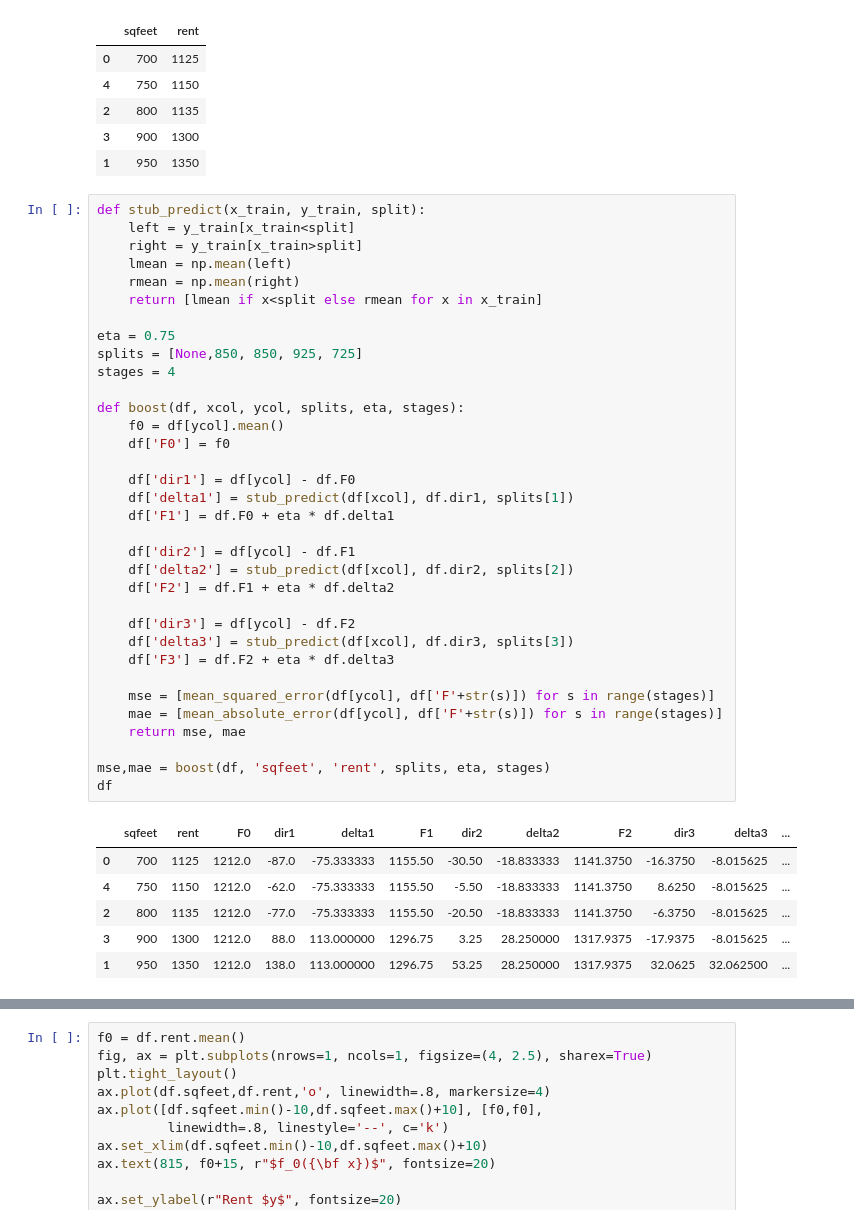
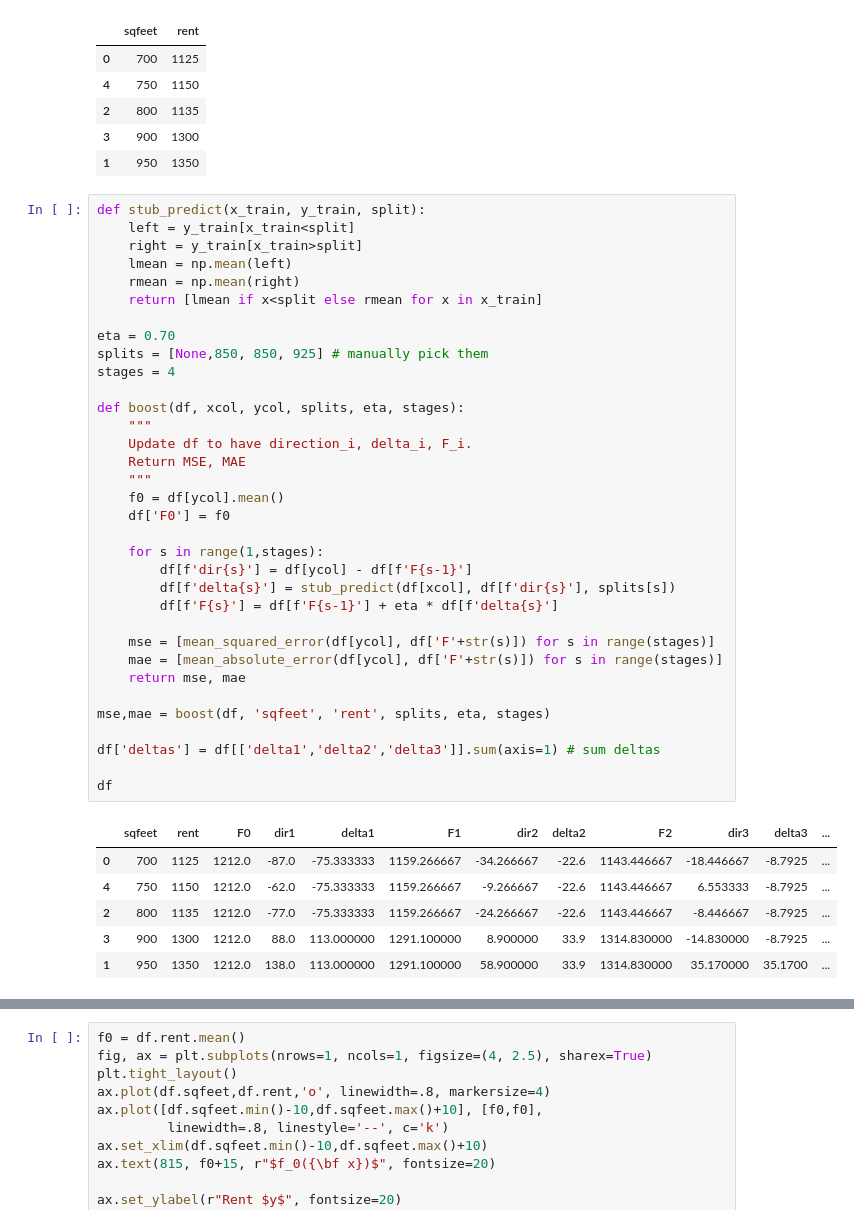
Before and after one commit to parrt/ml-articles, a Jupyter notebook: gradient-boosting/notebooks/dev.ipynb, the cells around one changed output, grey strips where cells are left out. Saved outputs shown, nothing was run; the diff lists cells and outputs as text.

```diff
--- a/gradient-boosting/notebooks/dev.ipynb
+++ b/gradient-boosting/notebooks/dev.ipynb
@@ -35,44 +35,44 @@ df
 # %%
 def stub_predict(x_train, y_train, split):
     left = y_train[x_train<split]
     right = y_train[x_train>split]
     lmean = np.mean(left)
     rmean = np.mean(right)
     return [lmean if x<split else rmean for x in x_train]
 
-eta = 0.75
-splits = [None,850, 850, 925, 725]
+eta = 0.70
+splits = [None,850, 850, 925] # manually pick them
 stages = 4
 
 def boost(df, xcol, ycol, splits, eta, stages):
+    """
+    Update df to have direction_i, delta_i, F_i.
+    Return MSE, MAE
+    """
     f0 = df[ycol].mean()
     df['F0'] = f0
 
-    df['dir1'] = df[ycol] - df.F0
-    df['delta1'] = stub_predict(df[xcol], df.dir1, splits[1])
-    df['F1'] = df.F0 + eta * df.delta1
-
-    df['dir2'] = df[ycol] - df.F1
-    df['delta2'] = stub_predict(df[xcol], df.dir2, splits[2])
-    df['F2'] = df.F1 + eta * df.delta2
-
-    df['dir3'] = df[ycol] - df.F2
-    df['delta3'] = stub_predict(df[xcol], df.dir3, splits[3])
-    df['F3'] = df.F2 + eta * df.delta3
+    for s in range(1,stages):
+        df[f'dir{s}'] = df[ycol] - df[f'F{s-1}']
+        df[f'delta{s}'] = stub_predict(df[xcol], df[f'dir{s}'], splits[s])
+        df[f'F{s}'] = df[f'F{s-1}'] + eta * df[f'delta{s}']
 
     mse = [mean_squared_error(df[ycol], df['F'+str(s)]) for s in range(stages)]
     mae = [mean_absolute_error(df[ycol], df['F'+str(s)]) for s in range(stages)]
     return mse, mae
 
 mse,mae = boost(df, 'sqfeet', 'rent', splits, eta, stages)
+
+df['deltas'] = df[['delta1','delta2','delta3']].sum(axis=1) # sum deltas
+
 df
 # %% [output]
 |  | sqfeet | rent | F0 | dir1 | delta1 | F1 | dir2 | delta2 | F2 | dir3 | delta3 | ... |
-| 0 | 700 | 1125 | 1212.0 | -87.0 | -75.333333 | 1155.50 | -30.50 | -18.833333 | 1141.3750 | -16.3750 | -8.015625 | ... |
-| 4 | 750 | 1150 | 1212.0 | -62.0 | -75.333333 | 1155.50 | -5.50 | -18.833333 | 1141.3750 | 8.6250 | -8.015625 | ... |
-| 2 | 800 | 1135 | 1212.0 | -77.0 | -75.333333 | 1155.50 | -20.50 | -18.833333 | 1141.3750 | -6.3750 | -8.015625 | ... |
-| 3 | 900 | 1300 | 1212.0 | 88.0 | 113.000000 | 1296.75 | 3.25 | 28.250000 | 1317.9375 | -17.9375 | -8.015625 | ... |
-| 1 | 950 | 1350 | 1212.0 | 138.0 | 113.000000 | 1296.75 | 53.25 | 28.250000 | 1317.9375 | 32.0625 | 32.062500 | ... |
+| 0 | 700 | 1125 | 1212.0 | -87.0 | -75.333333 | 1159.266667 | -34.266667 | -22.6 | 1143.446667 | -18.446667 | -8.7925 | ... |
+| 4 | 750 | 1150 | 1212.0 | -62.0 | -75.333333 | 1159.266667 | -9.266667 | -22.6 | 1143.446667 | 6.553333 | -8.7925 | ... |
+| 2 | 800 | 1135 | 1212.0 | -77.0 | -75.333333 | 1159.266667 | -24.266667 | -22.6 | 1143.446667 | -8.446667 | -8.7925 | ... |
+| 3 | 900 | 1300 | 1212.0 | 88.0 | 113.000000 | 1291.100000 | 8.900000 | 33.9 | 1314.830000 | -14.830000 | -8.7925 | ... |
+| 1 | 950 | 1350 | 1212.0 | 138.0 | 113.000000 | 1291.100000 | 58.900000 | 33.9 | 1314.830000 | 35.170000 | 35.1700 | ... |
 # %%
 # manually print table in python
 # for small phone, make 2 tables
```
Also changed, not shown: parts of 15 cells of this notebook, 1 other file.
